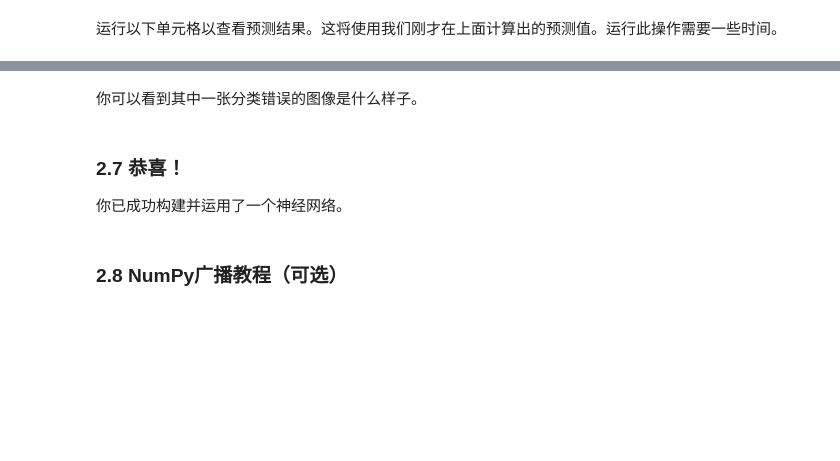
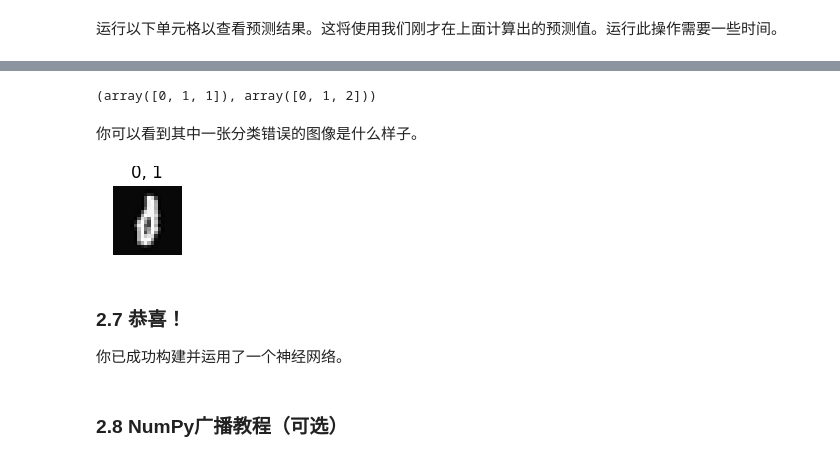
Before and after one commit to guidoxie/2022-Machine-Learning-Specialization, a Jupyter notebook: Advanced Learning Algorithms/week1/9.Practice Lab Neural networks/C2_W1_Assignment.ipynb, the cells around one changed output, grey strips where cells are left out. Cells and saved outputs as stored; diff of their text form; code cells hidden in the pictures; blank space fills up the shorter version.

```diff
--- a/Advanced Learning Algorithms/week1/9.Practice Lab Neural networks/C2_W1_Assignment.ipynb
+++ b/Advanced Learning Algorithms/week1/9.Practice Lab Neural networks/C2_W1_Assignment.ipynb
@@ -726,15 +748,30 @@ plt.show()
+# %%
+# 先熟悉一下标记矩阵
+k1 = np.array([[1, 2, 3],
+               [4, 5, 6]])
+
+k2 = np.array([[0, 2, 3],
+               [4, 7, 8]])
+
+e = np.where(k1 != k2)
+e
+# %% [output]
+(array([0, 1, 1]), array([0, 1, 2]))
 # %% [markdown]
 你可以看到其中一张分类错误的图像是什么样子。
 # %%
 fig = plt.figure(figsize=(1, 1))
 errors = np.where(y != Yhat)
+errors # 返回一个元组，元组的每个元素都是一个数组，数组的元素是错误的索引，分别对应错误图片的索引
 random_index = errors[0][0]
 X_random_reshaped = X[random_index].reshape((20, 20)).T
 plt.imshow(X_random_reshaped, cmap='gray')
 plt.title(f"{y[random_index,0]}, {Yhat[random_index, 0]}")
 plt.axis('off')
 plt.subplots_adjust(top=0.8)
 plt.show()
+# %% [output]
+[figure, added]
 # %% [markdown]
 <a name="2.7"></a>
 ### 2.7 恭喜！
```
Also changed, not shown: parts of 18 cells of this notebook.
